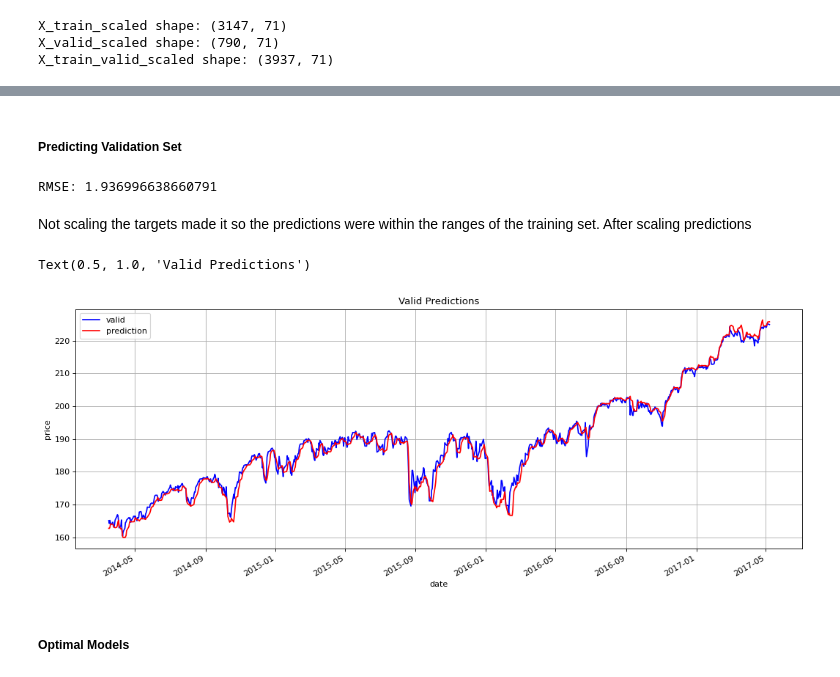
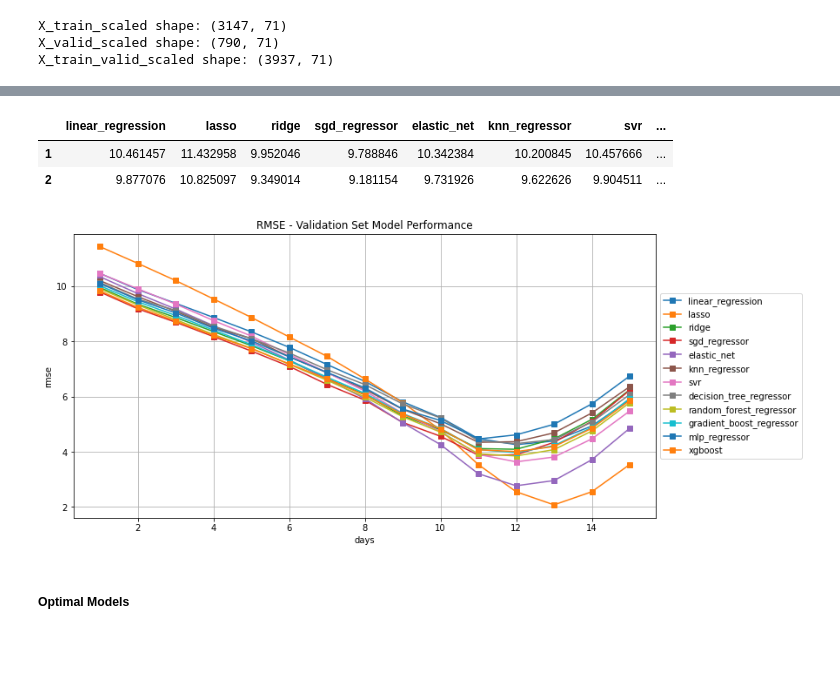
Before and after one commit to terrill11/spy_trend, a Jupyter notebook: models/multi_step_forecasting/spy_trend_direct.ipynb, the cells around one changed output, grey strips where cells are left out. Saved outputs shown, nothing was run; the diff lists cells and outputs as text; code cells hidden in the pictures; blank space fills up the shorter version.

```diff
--- a/models/multi_step_forecasting/spy_trend_direct.ipynb
+++ b/models/multi_step_forecasting/spy_trend_direct.ipynb
@@ -510,2 +469,0 @@ Text(0.5, 1.0, 'Train Predictions')
-# %% [markdown]
-<h5>Predicting Validation Set</h5>
@@ -534,28 +470,51 @@ for name in models.keys():
-# %%
-valid_predict_scaled = model.predict(X_valid_scaled)
-valid_predict = valid_predict_scaled * valid['SPY_std'] + valid['SPY_mean']
-original_rmse = math.sqrt(mean_squared_error(y_valid, valid_predict))
-
-print(f'RMSE: {original_rmse}')
-# %% [output]
-RMSE: 1.936996638660791
-# %% [markdown]
-Not scaling the targets made it so the predictions were within the ranges of the training set. After scaling predictions
-# %%
-plt.figure(figsize=(16, 6), dpi=80, facecolor='w')
-
-valid_predict_df = pd.DataFrame({'predict': valid_predict}, index=y_valid.index)
-
-ax = y_valid.plot(style='b', grid=True)
-ax = valid_predict_df.plot(style='r', grid=True, ax=ax)
-
-ax.legend(['valid', 'prediction'])
-ax.set_xlabel('date')
-ax.set_ylabel('price')
-ax.set_title('Valid Predictions')
-# %% [output]
-Text(0.5, 1.0, 'Valid Predictions')
-[figure, removed]
+# %%
+valid_results = {}
+
+for model in models:
+    valid_results[model] = {}
+
+for name, model in models.items():
+    valid_results[name] = {}
+    for day in range(1, days_to_predict+1):
+#         print(name, day)
+        model.fit(X_train_scaled, y_train_scaled[f'target_SPY_{day}d'])
+        prediction = model.predict(X_valid_scaled)
+        prediction = prediction * valid[f'SPY_std_{day}d'] + valid[f'SPY_mean_{day}d']
+        valid_results[name][day] = prediction
+# %%
+valid_rmse_results = pd.DataFrame(index=range(1, days_to_predict+1))
+
+for name in models.keys():
+    rmse_per_day = []
+    for day in range(1, days_to_predict+1):
+        rmse_score = math.sqrt(mean_squared_error(y_valid[f'target_SPY_{day}d'], valid_results[name][i]))
+        rmse_per_day.append(rmse_score)
+    valid_rmse_results[name] = rmse_per_day
+
+valid_rmse_results.head(2)
+# %% [output]
+|  | linear_regression | lasso | ridge | sgd_regressor | elastic_net | knn_regressor | svr | ... |
+| 1 | 10.461457 | 11.432958 | 9.952046 | 9.788846 | 10.342384 | 10.200845 | 10.457666 | ... |
+| 2 | 9.877076 | 10.825097 | 9.349014 | 9.181154 | 9.731926 | 9.622626 | 9.904511 | ... |
+# %%
+# # plotting results
+rcParams['figure.figsize'] = 12, 6
+
+legend_list = ['linear_regression']
+
+ax = valid_rmse_results['linear_regression'].plot(x='days', y='rmse', marker='s', grid=True)
+
+for col in valid_rmse_results.columns[1:]:
+    ax = valid_rmse_results[col].plot(x='x', y='rmse', marker='s', grid=True, ax=ax)
+    legend_list.append(col)
+
+ax.set_xlabel('days')
+ax.set_ylabel('rmse')
+ax.set_title('RMSE - Validation Set Model Performance')
+plt.legend(legend_list, loc='center left', bbox_to_anchor=(1.0, 0.5))
+plt.gcf().set_facecolor('white')
+# %% [output]
+[figure, added]
 # %% [markdown]
 <h5>Optimal Models</h5>
 # %%
```
Also changed, not shown: parts of 13 cells of this notebook.
